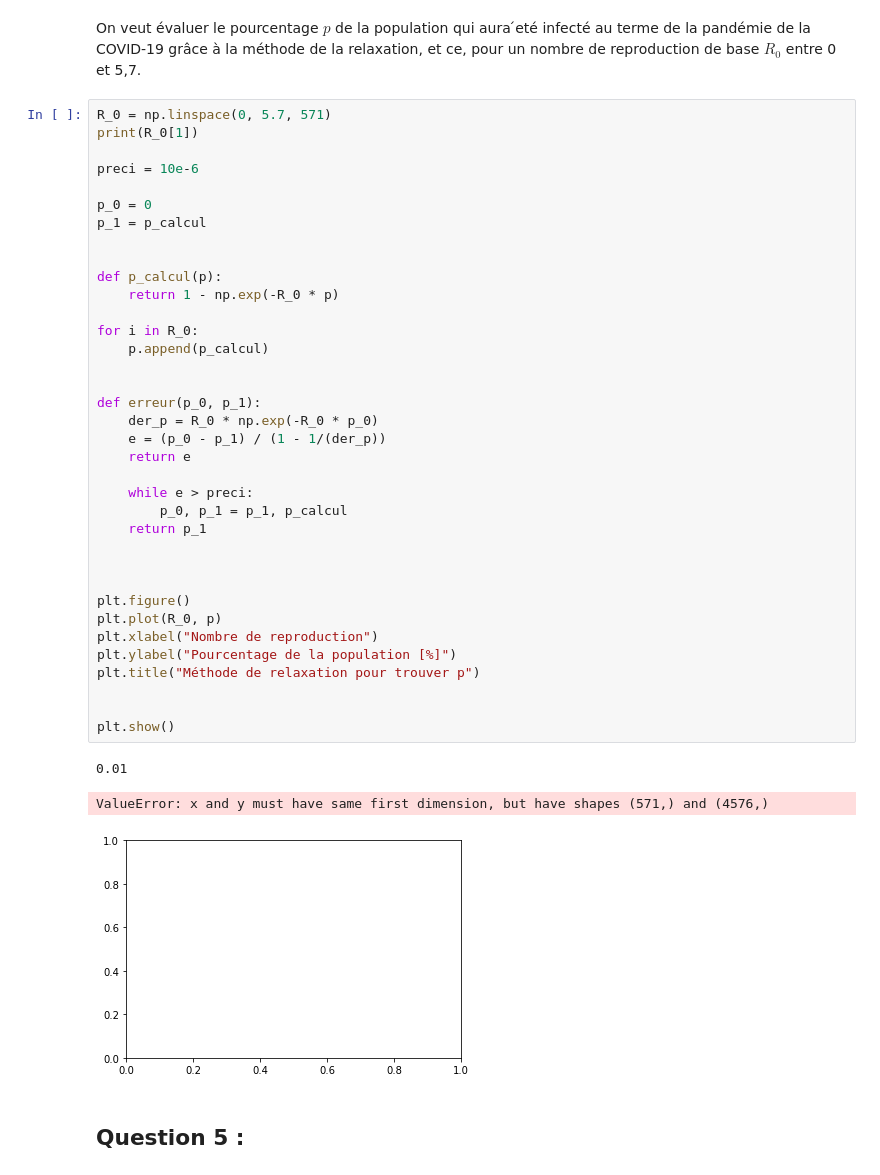
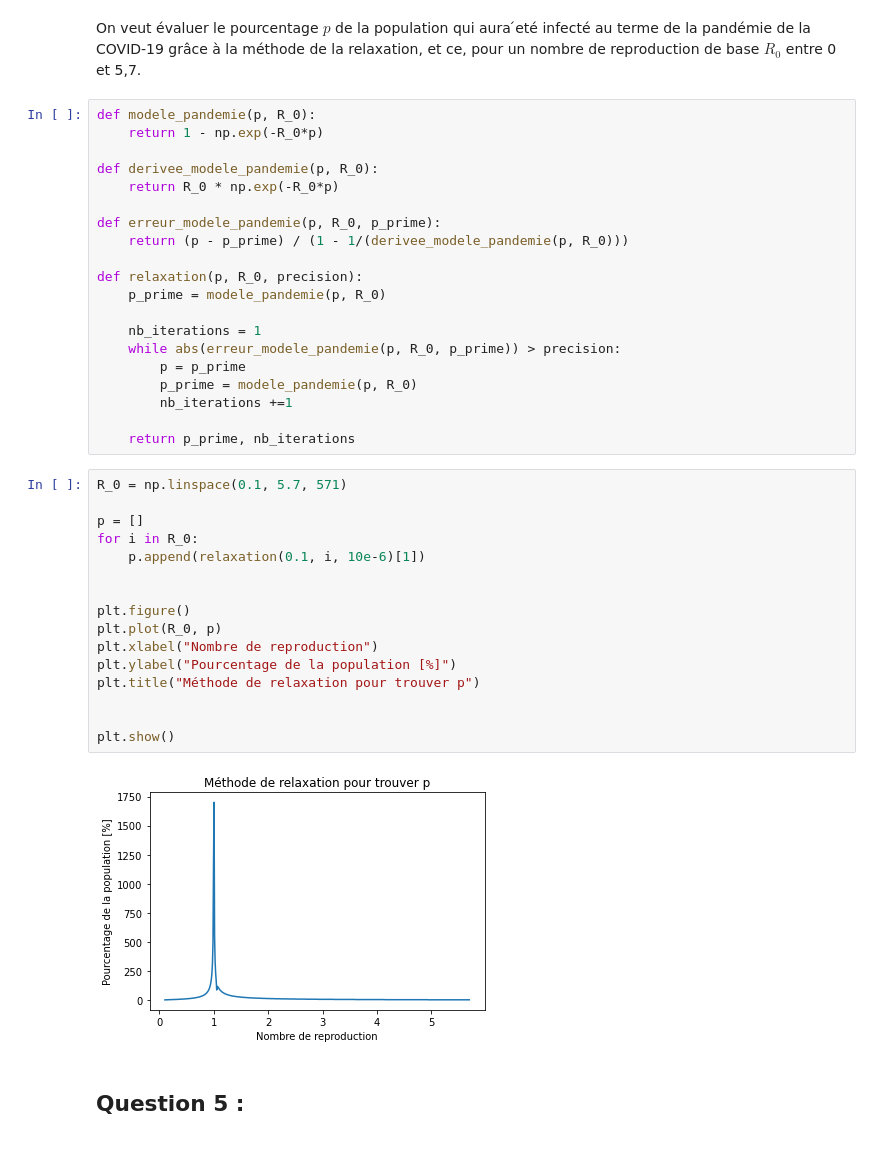
Before and after one commit to dvdturg/Phys_num, a Jupyter notebook: TP2/TP2.ipynb, the cells around one changed output. Drawn from its saved outputs; the diff is of its cells as text.

```diff
--- a/TP2/TP2.ipynb
+++ b/TP2/TP2.ipynb
@@ -62,46 +68,44 @@ Le gouvernement du Québec : La santé mentale de nos étudiants est précaire d
 Le prof : Heille, la pandémie pis toute là... Ça m'inspire des questions de TP à moé! Je vais leur fucking faire calculer le pourcentage prédit de personnes qui auront été infectées au terme de la pandémie. :D  Oh oh man, mes idées me font bander dur!! J'suis un génie!
 # %% [markdown]
 On veut évaluer le pourcentage $p$ de la population qui aura ́eté infecté au terme de la pandémie de la COVID-19 grâce à la méthode de la relaxation, et ce, pour un nombre de reproduction de base $R_0$ entre 0 et 5,7.
+# %%
+def modele_pandemie(p, R_0):
+    return 1 - np.exp(-R_0*p)
+
+def derivee_modele_pandemie(p, R_0):
+    return R_0 * np.exp(-R_0*p)
+
+def erreur_modele_pandemie(p, R_0, p_prime):
+    return (p - p_prime) / (1 - 1/(derivee_modele_pandemie(p, R_0)))
+
+def relaxation(p, R_0, precision):
+    p_prime = modele_pandemie(p, R_0)
+
+    nb_iterations = 1
+    while abs(erreur_modele_pandemie(p, R_0, p_prime)) > precision:
+        p = p_prime
+        p_prime = modele_pandemie(p, R_0)
+        nb_iterations +=1
+
+    return p_prime, nb_iterations
 # %%
-R_0 = np.linspace(0, 5.7, 571)
-print(R_0[1])
+R_0 = np.linspace(0.1, 5.7, 571)
 
-preci = 10e-6
-
-p_0 = 0
-p_1 = p_calcul
-
-
-def p_calcul(p):
-    return 1 - np.exp(-R_0 * p)
-
+p = []
 for i in R_0:
-    p.append(p_calcul)
-
-
-def erreur(p_0, p_1):
-    der_p = R_0 * np.exp(-R_0 * p_0)
-    e = (p_0 - p_1) / (1 - 1/(der_p))
-    return e
-
-    while e > preci:
-        p_0, p_1 = p_1, p_calcul
-    return p_1
-
+    p.append(relaxation(0.1, i, 10e-6)[1])
 
 
 plt.figure()
 plt.plot(R_0, p)
 plt.xlabel("Nombre de reproduction")
 plt.ylabel("Pourcentage de la population [%]")
 plt.title("Méthode de relaxation pour trouver p")
 
 
 plt.show()
 # %% [output]
-0.01
-ValueError: x and y must have same first dimension, but have shapes (571,) and (4576,)
-[figure, old version]
+[figure, new version]
 # %% [markdown]
 ## Question 5 :
 # %% [markdown]
```
Also changed, not shown: parts of 3 cells of this notebook.
